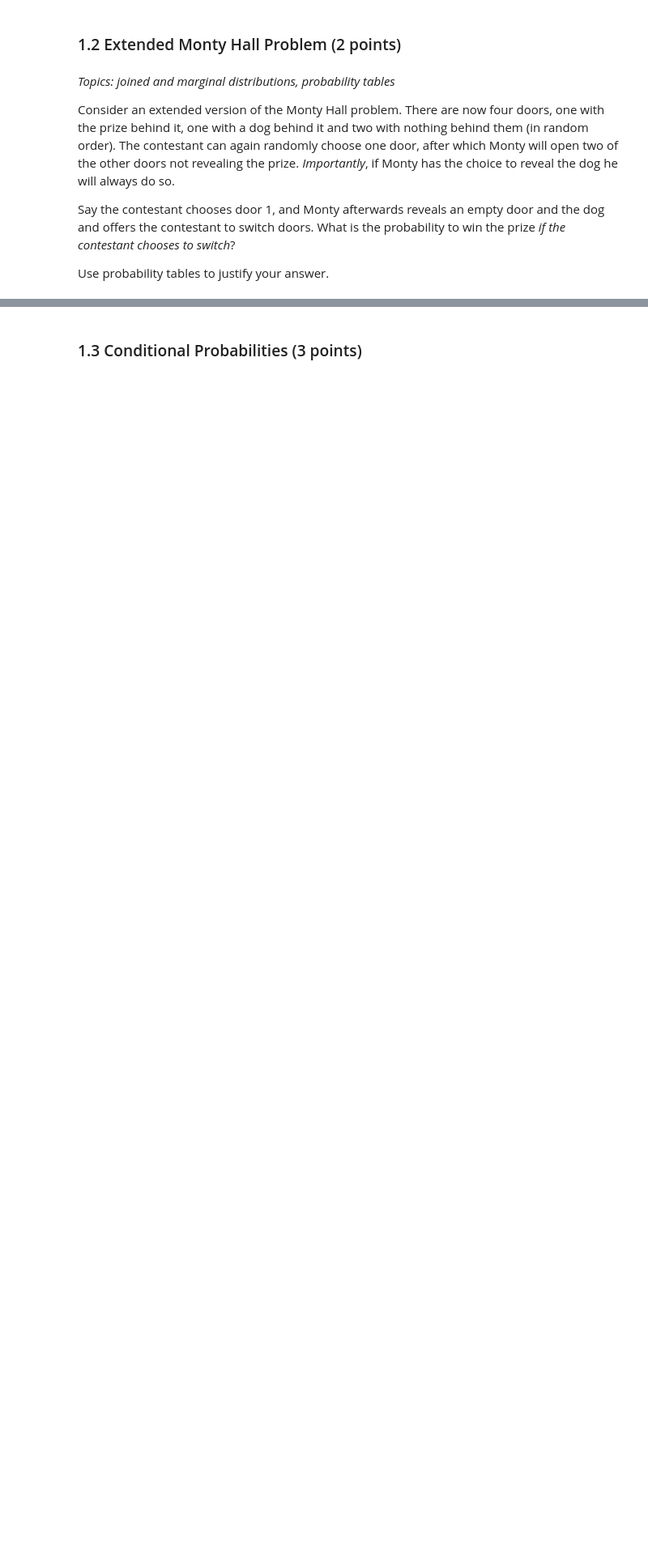
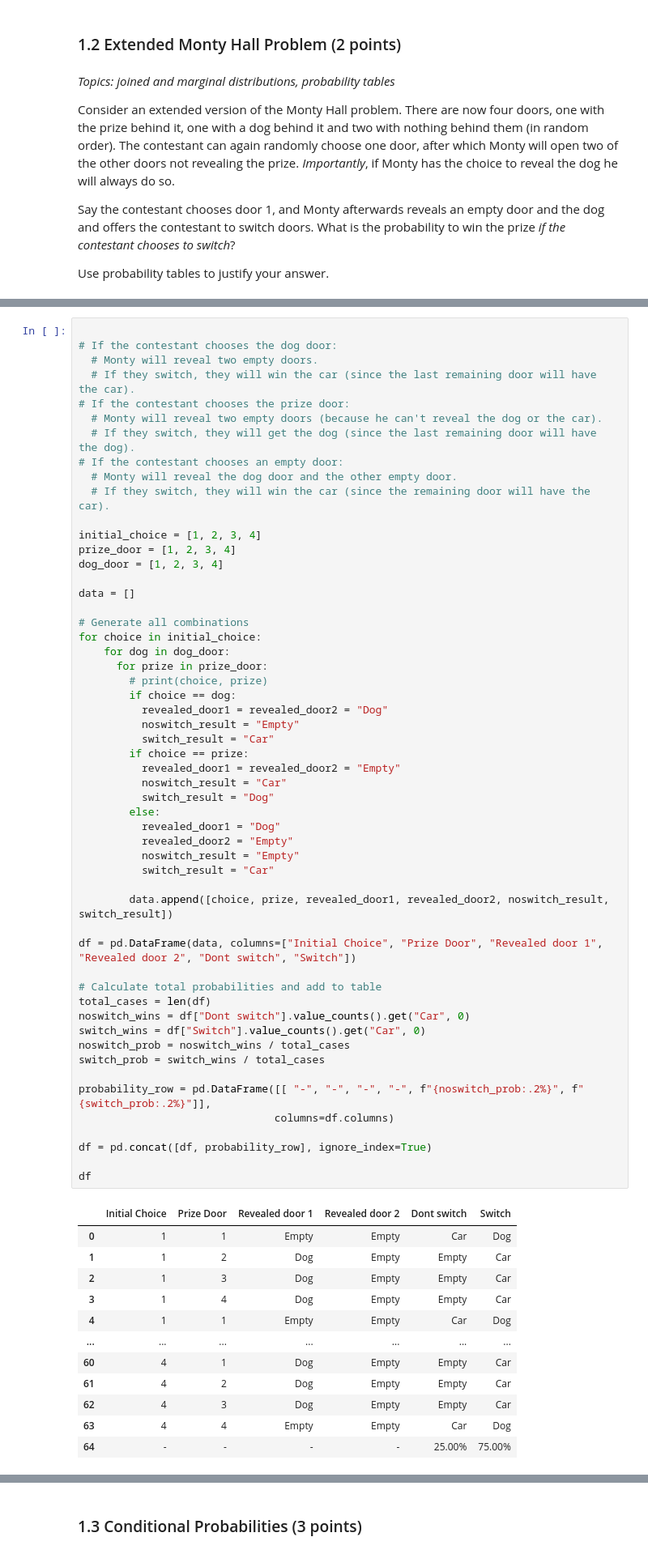
Before and after one commit to labudzki/MLforPA, a Jupyter notebook: 1_ML4PhA_2025_Exercise_sheet_1_v2.ipynb, the cells around one changed output, grey strips where cells are left out. Shown: that part at 81% size. Drawn from its saved outputs; the diff is of its cells as text; blank space fills up the shorter version.

```diff
--- a/1_ML4PhA_2025_Exercise_sheet_1_v2.ipynb
+++ b/1_ML4PhA_2025_Exercise_sheet_1_v2.ipynb
@@ -92,0 +90,67 @@ Usage of AI: *COMMENT HERE*
+# %%
+
+# If the contestant chooses the dog door:
+  # Monty will reveal two empty doors.
+  # If they switch, they will win the car (since the last remaining door will have the car).
+# If the contestant chooses the prize door:
+  # Monty will reveal two empty doors (because he can't reveal the dog or the car).
+  # If they switch, they will get the dog (since the last remaining door will have the dog).
+# If the contestant chooses an empty door:
+  # Monty will reveal the dog door and the other empty door.
+  # If they switch, they will win the car (since the remaining door will have the car).
+
+initial_choice = [1, 2, 3, 4]
+prize_door = [1, 2, 3, 4]
+dog_door = [1, 2, 3, 4]
+
+data = []
+
+# Generate all combinations
+for choice in initial_choice:
+    for dog in dog_door:
+      for prize in prize_door:
+        # print(choice, prize)
+        if choice == dog:
+          revealed_door1 = revealed_door2 = "Dog"
+          noswitch_result = "Empty"
+          switch_result = "Car"
+        if choice == prize:
+          revealed_door1 = revealed_door2 = "Empty"
+          noswitch_result = "Car"
+          switch_result = "Dog"
+        else:
+          revealed_door1 = "Dog"
+          revealed_door2 = "Empty"
+          noswitch_result = "Empty"
+          switch_result = "Car"
+
+        data.append([choice, prize, revealed_door1, revealed_door2, noswitch_result, switch_result])
+
+df = pd.DataFrame(data, columns=["Initial Choice", "Prize Door", "Revealed door 1", "Revealed door 2", "Dont switch", "Switch"])
+
+# Calculate total probabilities and add to table
+total_cases = len(df)
+noswitch_wins = df["Dont switch"].value_counts().get("Car", 0)
+switch_wins = df["Switch"].value_counts().get("Car", 0)
+noswitch_prob = noswitch_wins / total_cases
+switch_prob = switch_wins / total_cases
+
+probability_row = pd.DataFrame([[ "-", "-", "-", "-", f"{noswitch_prob:.2%}", f"{switch_prob:.2%}"]],
+                               columns=df.columns)
+
+df = pd.concat([df, probability_row], ignore_index=True)
+
+df
+# %% [output]
+|  | Initial Choice | Prize Door | Revealed door 1 | Revealed door 2 | Dont switch | Switch |
+| 0 | 1 | 1 | Empty | Empty | Car | Dog |
+| 1 | 1 | 2 | Dog | Empty | Empty | Car |
+| 2 | 1 | 3 | Dog | Empty | Empty | Car |
+| 3 | 1 | 4 | Dog | Empty | Empty | Car |
+| 4 | 1 | 1 | Empty | Empty | Car | Dog |
+| ... | ... | ... | ... | ... | ... | ... |
+| 60 | 4 | 1 | Dog | Empty | Empty | Car |
+| 61 | 4 | 2 | Dog | Empty | Empty | Car |
+| 62 | 4 | 3 | Dog | Empty | Empty | Car |
+| 63 | 4 | 4 | Empty | Empty | Car | Dog |
+| 64 | - | - | - | - | 25.00% | 75.00% |
```
Also changed, not shown: parts of 12 cells of this notebook.
